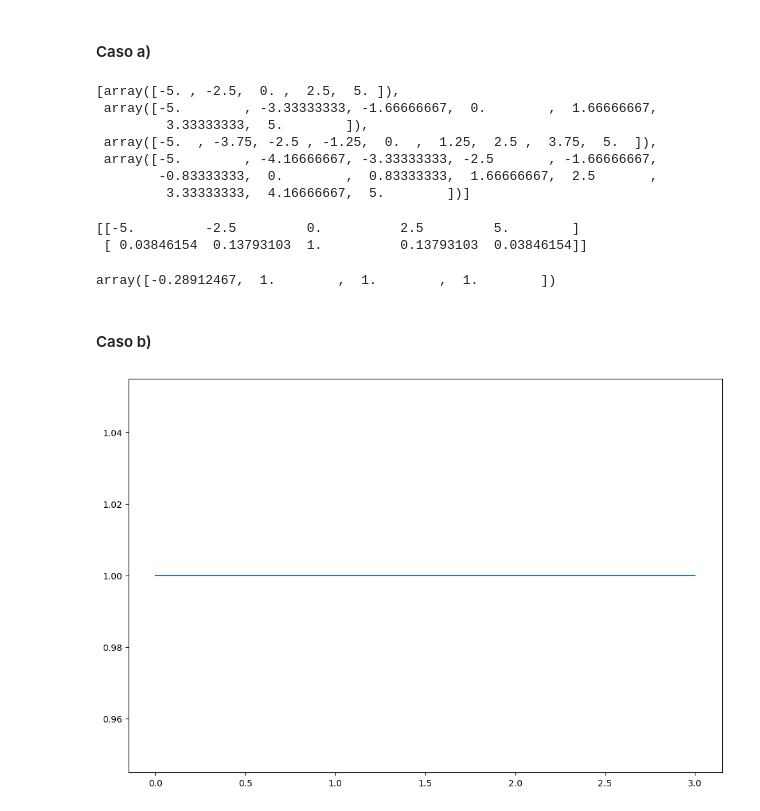
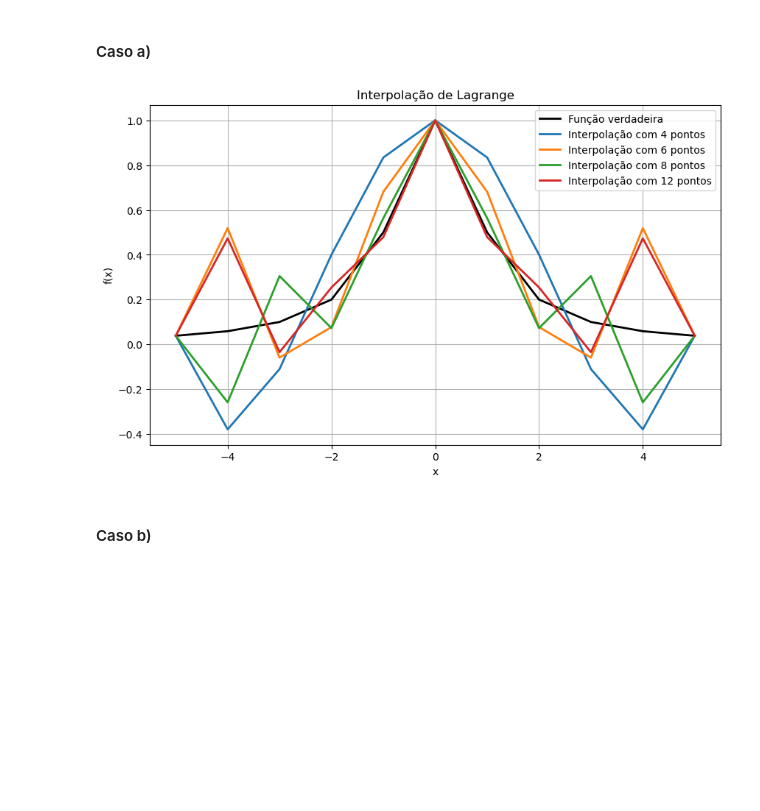
Before and after one commit to igorssant/metodos_numericos, a Jupyter notebook: interpolacao_polinomial/src/main.ipynb, the cells around one changed output. Saved outputs shown, nothing was run; the diff lists cells and outputs as text; code cells hidden in the pictures; blank space fills up the shorter version.

```diff
--- a/interpolacao_polinomial/src/main.ipynb
+++ b/interpolacao_polinomial/src/main.ipynb
@@ -91,8 +79,9 @@ func:str = "1 / (1 + x**2)"
 degree:list[int] = [4, 6, 8, 12]
 equidistant_points:list[NDArray] = []
 y:list[NDArray] = []
-x_interpolated:NDArray = np.linspace(-5, 5, 10, dtype=np.float64)
-y_interpolated:NDArray = np.zeros(1000, dtype=np.float64)
+x_interpolated:NDArray = np.linspace(-5, 5, 11, dtype=np.float64)
+y_interpolated:list[list] = [[] for _ in range(len(degree))]
+y_true:NDArray = np.array([evaluate_one_variable(func, point) for point in x_interpolated], dtype=np.float64)
 
 
 for n in degree:
@@ -100,38 +89,35 @@ for n in degree:
     equidistant_points.append(points)
     y.append(np.array([evaluate_one_variable(func, point) for point in points], dtype=np.float64))
 
-
 equidistant_points
-# %% [output]
-[array([-5. , -2.5,  0. ,  2.5,  5. ]),
- array([-5.        , -3.33333333, -1.66666667,  0.        ,  1.66666667,
-         3.33333333,  5.        ]),
- array([-5.  , -3.75, -2.5 , -1.25,  0.  ,  1.25,  2.5 ,  3.75,  5.  ]),
- array([-5.        , -4.16666667, -3.33333333, -2.5       , -1.66666667,
-        -0.83333333,  0.        ,  0.83333333,  1.66666667,  2.5       ,
-         3.33333333,  4.16666667,  5.        ])]
-# %%
-
-
-for i in range(len(equidistant_points)):
-    pointwise_matrix:NDArray = np.array([equidistant_points[i],
-                                        y[i]],
-                                        dtype=np.float64)
-    print(pointwise_matrix)
-
-    y_interpolated[i] = lagrange_interpolation(pointwise_matrix,
-                                      np.float64(-4.5))
-
-y_interpolated
-# %% [output]
-[[-5.         -2.5         0.          2.5         5.        ]
- [ 0.03846154  0.13793103  1.          0.13793103  0.03846154]]
-array([-0.28912467,  1.        ,  1.        ,  1.        ])
+# %%
+for i in range(len(equidistant_points)):
+    # Criando matriz de pontos no formato correto
+    pointwise_matrix = np.array([equidistant_points[i],
+                                y[i]],
+                                dtype=np.float64)
+
+    # Interpolando para cada ponto em x_interpolated
+    for point in x_interpolated:
+        y_interpolated[i].append(lagrange_interpolation(pointwise_matrix, point))
+# %%
+fig = plt.figure(figsize=(10, 6))
+ax = fig.add_subplot(1, 1, 1)
+ax.plot(x_interpolated, y_true, label="Função verdadeira", color="black", linewidth=2)
+for i in range(len(equidistant_points)):
+    ax.plot(x_interpolated, y_interpolated[i], label=f"Interpolação com {degree[i]} pontos", linewidth=2)
+ax.legend()
+ax.set_title("Interpolação de Lagrange")
+ax.set_xlabel("x")
+ax.set_ylabel("f(x)")
+plt.grid()
+plt.show()
+# Exemplo de uso da função de interpolação de Lagrange
+# %% [output]
+[figure, added]
 # %% [markdown]
 #### Caso b)
 # %%
 plt.figure(figsize=(12, 8))
 plt.plot(y_interpolated)
 plt.show()
-# %% [output]
-[figure, removed]
```
Also changed, not shown: parts of 6 cells of this notebook.
